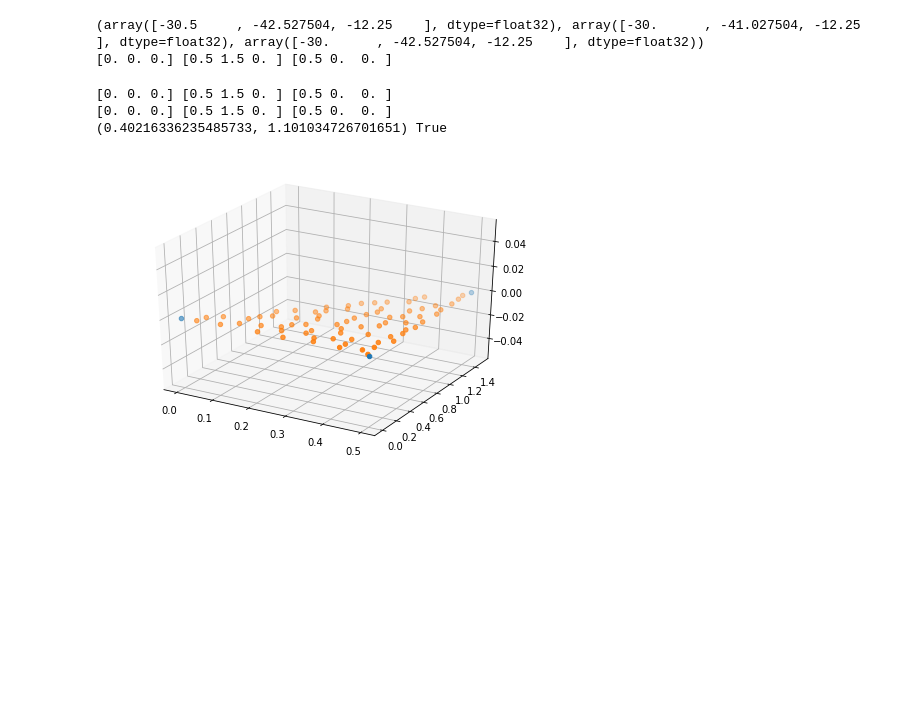
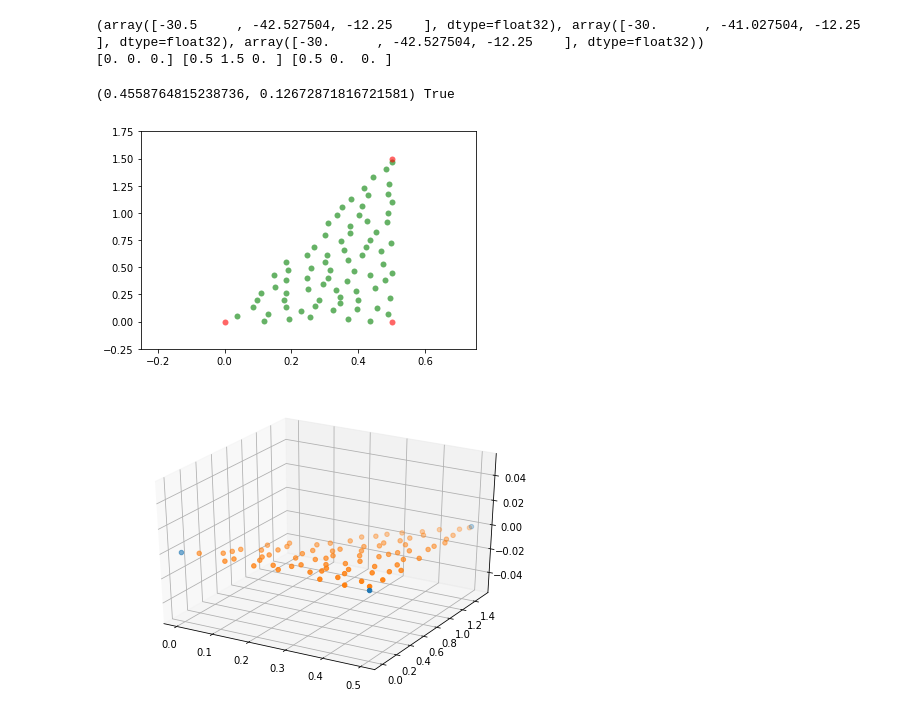
Before and after one commit to movvam/Poisson-Disc, a Jupyter notebook: Proof of Concept.ipynb, the cells around one changed output. Cells and saved outputs as stored; diff of their text form; code cells hidden in the pictures; blank space fills up the shorter version.

Commit message:
feat: add transform visualizations

```diff
--- a/Proof of Concept.ipynb
+++ b/Proof of Concept.ipynb
@@ -143,7 +143,7 @@ width, height = find_width_height( v1, v2, v3 )
 
 #shift vertices to make everything positive
 y_min = find_minmax(v1,v2,v3)[1]
-v1,v2,v3 = [np.subtract(p, (0,y_min,0)) for p in (v1,v2,v3)] # make list or dict eventually
+v1,v2,v3 = [np.subtract(p, (0,y_min,0)) for p in (v1,v2,v3)]
 
 # Cell side length
 a = r/np.sqrt(2)
@@ -258,43 +258,42 @@ cells[get_cell_coords(pt)] = 0
 active = [0]
 
 nsamples = 1
 # As long as there are points in the active list, keep trying to find samples.
 while active:
     # choose a random "reference" point from the active list.
     idx = np.random.choice(active)
     refpt = samples[idx]
     # Try to pick a new point relative to the reference point.
     pt = get_point(k, refpt)
     if pt:
         # Point pt is valid: add it to the samples list and mark it as active
         samples.append(pt)
         nsamples += 1
         active.append(len(samples)-1)
         cells[get_cell_coords(pt)] = len(samples) - 1
     else:
         # We had to give up looking for valid points near refpt, so remove it
         # from the list of "active" points.
         active.remove(idx)
 
 #2D plot
-# plt.scatter(*zip(*samples), color='g', alpha=0.6, lw=0)
-# plt.scatter(*zip(*vertices), color='r', alpha=0.6, lw=0)
-# plt.xlim(-0.25, width+0.25)
-# plt.ylim(-0.25, height+0.25)
-# plt.axis('on')
-# plt.show()
+plt.scatter(*zip(*samples), color='g', alpha=0.6, lw=0)
+plt.scatter(*zip(*vertices), color='r', alpha=0.6, lw=0)
+plt.xlim(-0.25, width+0.25)
+plt.ylim(-0.25, height+0.25)
+plt.axis('on')
+plt.show()
 
 #3D plot
 fig = plt.figure()
 ax = Axes3D(fig)
 ax.scatter(*zip(*vertices))
 ax.scatter(*zip(*samples))
 plt.show()
 # %% [output]
-[0. 0. 0.] [0.5 1.5 0. ] [0.5 0.  0. ]
-[0. 0. 0.] [0.5 1.5 0. ] [0.5 0.  0. ]
-(0.40216336235485733, 1.101034726701651) True
+(0.4558764815238736, 0.12672871816721581) True
-[figure, old version]
+[figure, new version]
+[figure, added]
 # %%
 #random for comparison
 
```
Also changed, not shown: parts of 4 cells of this notebook.
